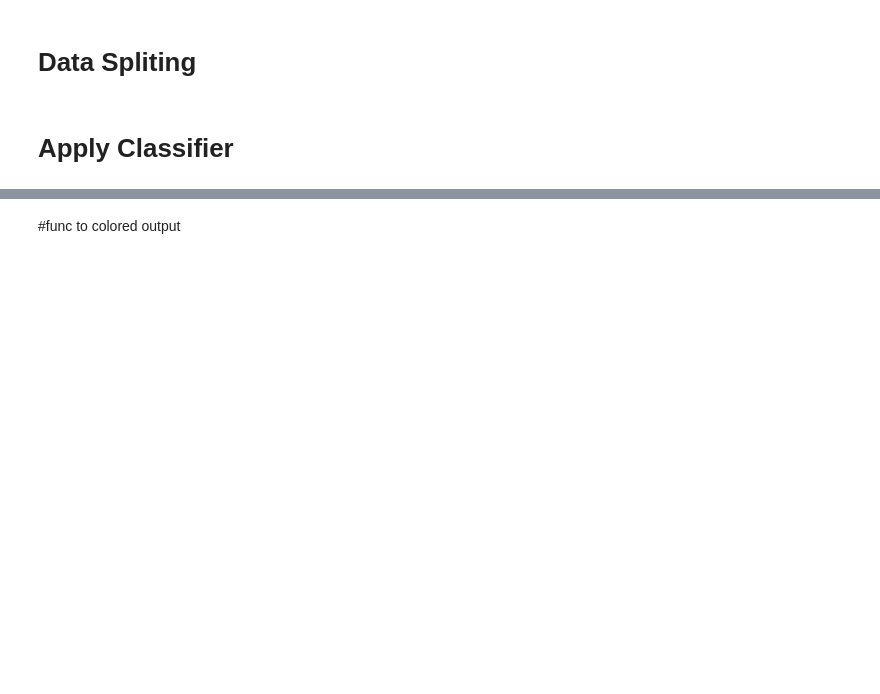
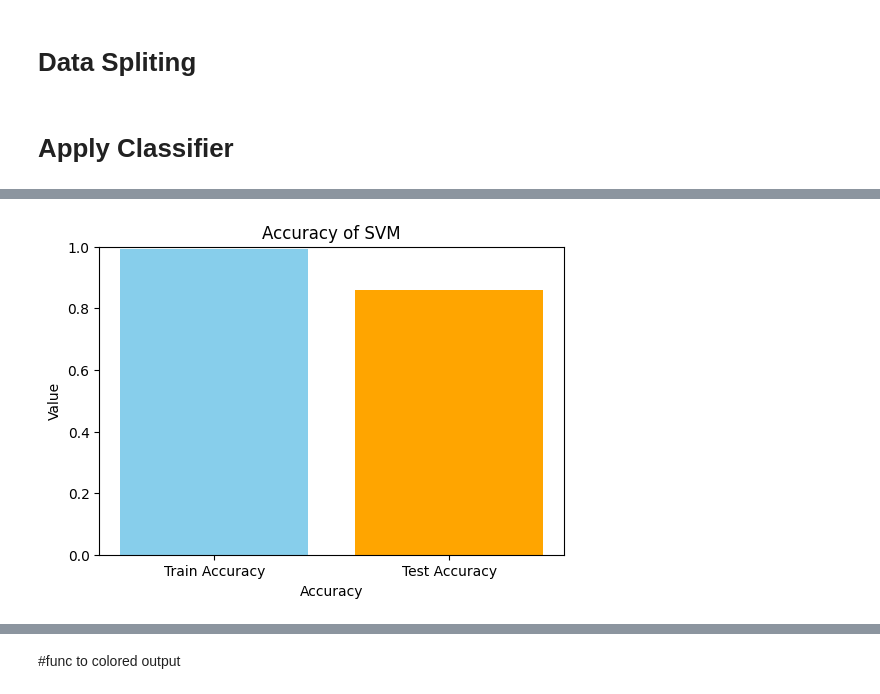
Before and after one commit to Manar-Emad75/NLP_Project, a Jupyter notebook: NLP_Project.ipynb, the cells around one changed output, grey strips where cells are left out. Saved outputs shown, nothing was run; the diff lists cells and outputs as text; code cells hidden in the pictures; blank space fills up the shorter version.

```diff
--- a/NLP_Project.ipynb
+++ b/NLP_Project.ipynb
@@ -166,0 +187,25 @@ weighted avg       0.85      0.85      0.85       400
+# %%
+svm_classifier = SVC(kernel='linear')
+svm_classifier.fit(X_train, y_train)
+
+with open('logistic_regression.pkl', 'wb') as f:
+    pickle.dump(svm_classifier.fit(X_train, y_train), f)
+# Predict the labels of the test data
+y_pred_test_svm = svm_classifier.predict(X_test)
+y_pred_train_svm=svm_classifier.predict(X_train)
+
+# Calculate accuracies
+train_accuracy_svm = accuracy_score(y_train, y_pred_train_svm)
+test_accuracy_svm = accuracy_score(y_test, y_pred_test_svm)
+
+
+# Print accuracies
+print("\nSVM:")
+print("Accuracy of train = {:.2f}%".format(train_accuracy_svm * 100))
+print("Accuracy of test = {:.2f}%".format(test_accuracy_svm * 100))
+
+# Classification report for train and test data
+print("\nClassification Report for SVM - Train Data:")
+print(classification_report(y_train, y_pred_train_svm))
+print("\nClassification Report for SVM - Test Data:")
+print(classification_report(y_test, y_pred_test_svm))
@@ -166,0 +230,10 @@ weighted avg       0.85      0.85      0.85       400
+# %%
+plt.figure(figsize=(6, 4))
+plt.bar(['Train Accuracy', 'Test Accuracy'], [train_accuracy_svm, test_accuracy_svm], color=['skyblue', 'orange'])
+plt.xlabel('Accuracy')
+plt.ylabel('Value')
+plt.title(f'Accuracy of SVM')
+plt.ylim(0, 1)
+plt.show()
+# %% [output]
+[figure, added]
```
Also changed, not shown: parts of 12 cells of this notebook.
